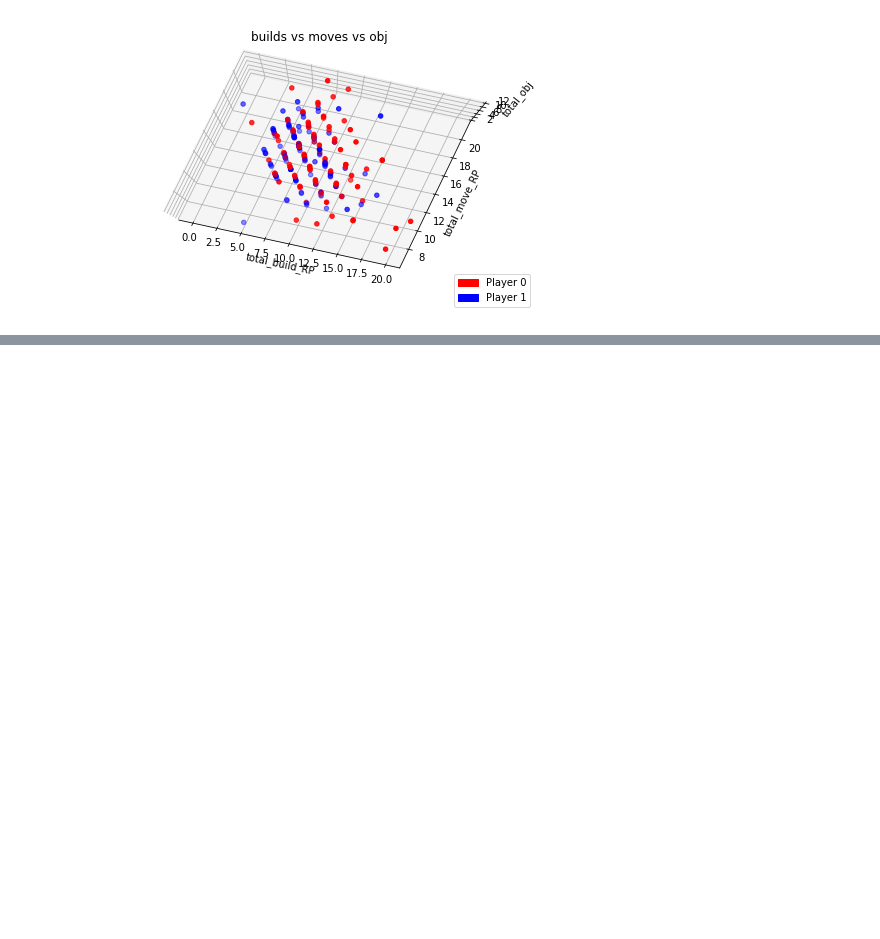
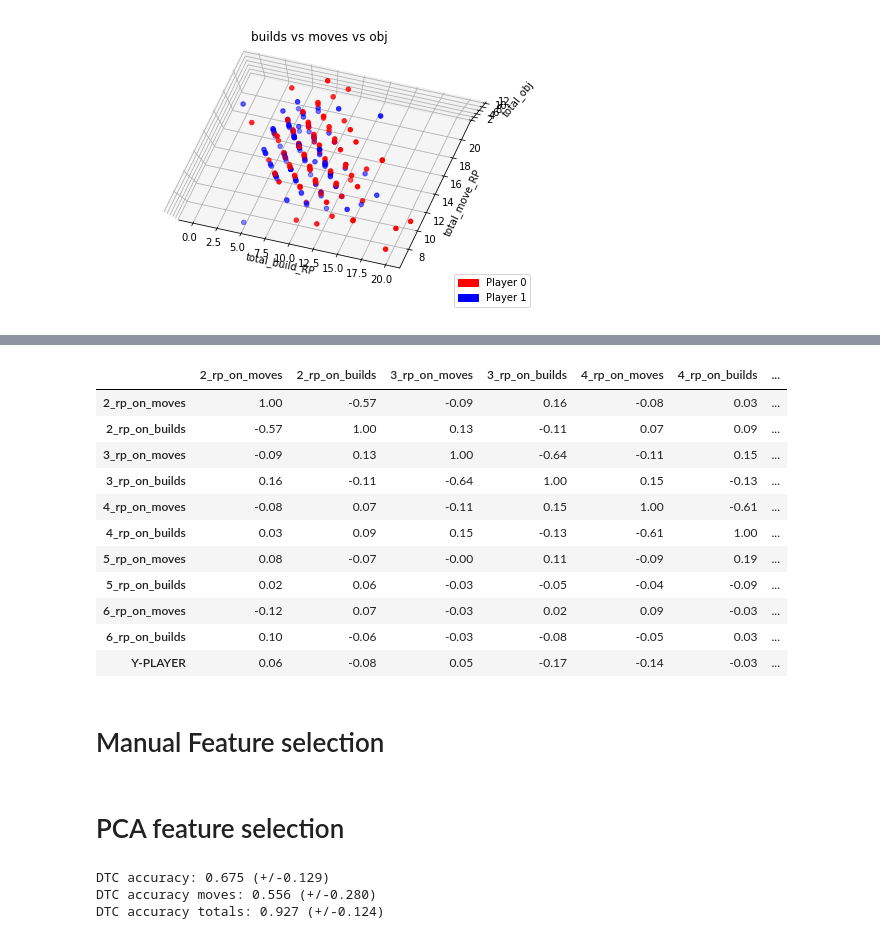
Before and after one commit to Tkokotaj/Test, a Jupyter notebook: 623Project.ipynb, the cells around one changed output, grey strips where cells are left out. Drawn from its saved outputs; the diff is of its cells as text; code cells hidden in the pictures; blank space fills up the shorter version.

```diff
--- a/623Project.ipynb
+++ b/623Project.ipynb
@@ -154,0 +180,13 @@ _ = df.hist(layout=(10,5), figsize=(25,25))  #stops it from printing the object
+# %%
+#transform setup
+column_names = np.array(X_train.columns)
+#print(column_names)
+transformer = ColumnTransformer(transformers =
+    [
+     ('z', StandardScaler(), column_names)
+#     ,('power_transform', PowerTransformer(), ['??', '??'])
+    ]
+)
+
+
+transformer.fit(X_train)
@@ -154,0 +221,32 @@ _ = df.hist(layout=(10,5), figsize=(25,25))  #stops it from printing the object
+# %%
+X_train_trans = transformer.fit_transform(X_train)
+
+df_temp = pd.DataFrame(X_train_trans, columns=column_names)
+
+power_scaler = PowerTransformer()
+y_train_trans = power_scaler.fit_transform(np.array(y_train).reshape(-1,1))
+df_temp['Y-PLAYER'] = y_train_trans
+#display(df_temp)
+#df_temp.hist(layout=(10,5), figsize=(25,25))
+plt.show()
+
+corr = df_temp.corr()
+with pd.option_context('precision', 2):
+    display(corr.style.background_gradient(vmin=-1.0, vmax=1.0, cmap='bwr'))
+# %% [output]
+|  | 2_rp_on_moves | 2_rp_on_builds | 3_rp_on_moves | 3_rp_on_builds | 4_rp_on_moves | 4_rp_on_builds | ... |
+| 2_rp_on_moves | 1.00 | -0.57 | -0.09 | 0.16 | -0.08 | 0.03 | ... |
+| 2_rp_on_builds | -0.57 | 1.00 | 0.13 | -0.11 | 0.07 | 0.09 | ... |
+| 3_rp_on_moves | -0.09 | 0.13 | 1.00 | -0.64 | -0.11 | 0.15 | ... |
+| 3_rp_on_builds | 0.16 | -0.11 | -0.64 | 1.00 | 0.15 | -0.13 | ... |
+| 4_rp_on_moves | -0.08 | 0.07 | -0.11 | 0.15 | 1.00 | -0.61 | ... |
+| 4_rp_on_builds | 0.03 | 0.09 | 0.15 | -0.13 | -0.61 | 1.00 | ... |
+| 5_rp_on_moves | 0.08 | -0.07 | -0.00 | 0.11 | -0.09 | 0.19 | ... |
+| 5_rp_on_builds | 0.02 | 0.06 | -0.03 | -0.05 | -0.04 | -0.09 | ... |
+| 6_rp_on_moves | -0.12 | 0.07 | -0.03 | 0.02 | 0.09 | -0.03 | ... |
+| 6_rp_on_builds | 0.10 | -0.06 | -0.03 | -0.08 | -0.05 | 0.03 | ... |
+| Y-PLAYER | 0.06 | -0.08 | 0.05 | -0.17 | -0.14 | -0.03 | ... |
+# %% [markdown]
+
+
+# Manual Feature selection
@@ -154,0 +265,2 @@ _ = df.hist(layout=(10,5), figsize=(25,25))  #stops it from printing the object
+# %% [markdown]
+# PCA feature selection
@@ -154,0 +279,15 @@ _ = df.hist(layout=(10,5), figsize=(25,25))  #stops it from printing the object
+# %%
+K_FOLDS =10
+#accuracy = cross_val_score(DecisionTreeClassifier(), X_train_pca, y_train, cv=K_FOLDS)
+accuracy = cross_val_score(DecisionTreeClassifier(), X_train_pca, y_train, cv=K_FOLDS)
+print(f'DTC accuracy any: {np.mean(accuracy):.3f} (+/-{2*np.std(accuracy):.3f})')
+
+accuracy = cross_val_score(DecisionTreeClassifier(), X_train_moves_pca, y_train, cv=K_FOLDS)
+print(f'DTC accuracy moves: {np.mean(accuracy):.3f} (+/-{2*np.std(accuracy):.3f})')
+
+accuracy = cross_val_score(DecisionTreeClassifier(), X_train_totals_pca, y_train, cv=K_FOLDS)
+print(f'DTC accuracy totals: {np.mean(accuracy):.3f} (+/-{2*np.std(accuracy):.3f})')
+# %% [output]
+DTC accuracy: 0.675 (+/-0.129)
+DTC accuracy moves: 0.556 (+/-0.280)
+DTC accuracy totals: 0.927 (+/-0.124)
```
Also changed, not shown: parts of 18 cells of this notebook.
